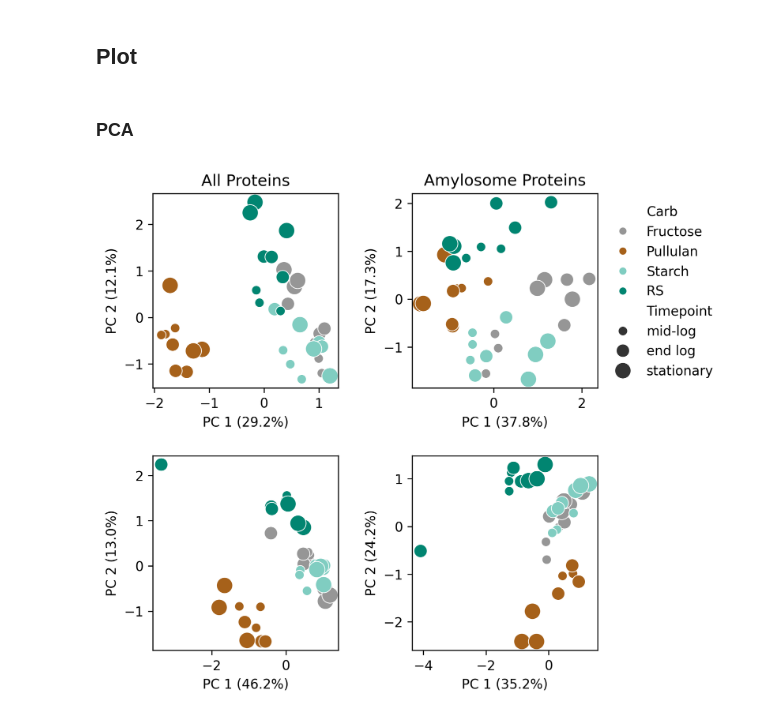
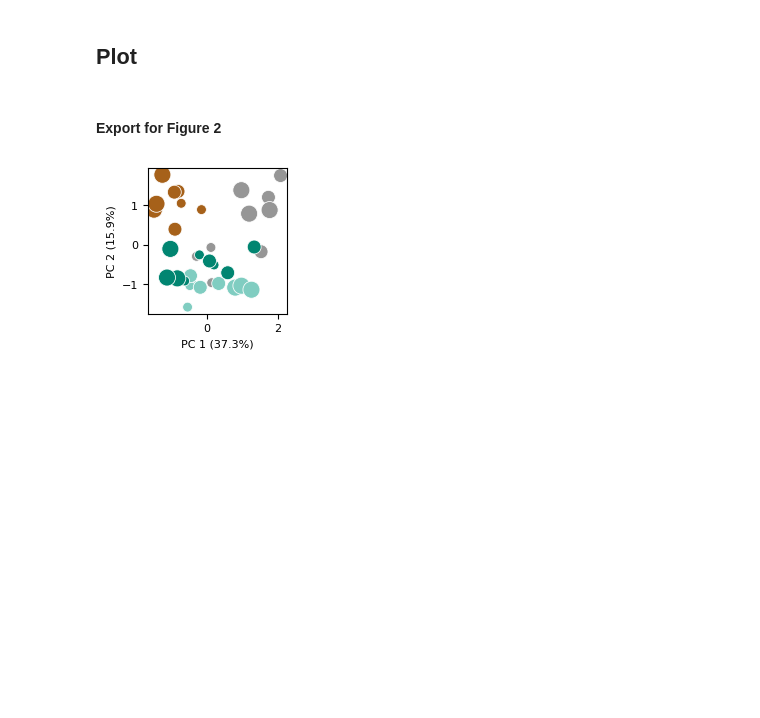
Before and after one commit to bwmr/ruminococcus_bromii, a Jupyter notebook: Proteomics_PCA.ipynb, the cells around one changed output. Drawn from its saved outputs; the diff is of its cells as text; code cells hidden in the pictures; blank space fills up the shorter version.

```diff
--- a/Proteomics_PCA.ipynb
+++ b/Proteomics_PCA.ipynb
@@ -317,43 +317,36 @@ carb_palette = {"Pullulan": "#a6611a",
                 "Starch": "#80cdc1",
                 "RS": "#018571",
                 }
-# %% [markdown]
-### PCA
-# %%
-figure, axis = plt.subplots(nrows= 2,
-                            ncols = 2,
-                            dpi=300,
-                            figsize=(7,6),
-                            sharex = False,
-                            sharey = False)
-
-for index, row in result_df.iterrows():
-
-    pos = (int(index/2), index%2)
-
-    sns.scatterplot(x = row["Coordinates"][:,0],
-                    y = row["Coordinates"][:,1],
-                    hue = row["Carb"],
-                    size = row["Time"],
-                    sizes = {'mid-log': 50,
-                            'end log': 100,
-                            'stationary': 150},
-                    palette = carb_palette,
-                    ax = axis[pos],
-                    legend = (pos == (0,1)),
-                    )
-
-    axis[pos].set_xlabel(f'PC 1 ({row["Explained_Variance_PC1"]*100:.1f}%)')
-    axis[pos].set_ylabel(f'PC 2 ({row["Explained_Variance_PC2"]*100:.1f}%)')
-
-axis[0,0].set_title("All Proteins")
-axis[0,1].set_title("Amylosome Proteins")
-
-sns.move_legend(axis[0,1],
-                'upper left',
-                bbox_to_anchor=(1,1),
-                frameon = False)
-
-figure.tight_layout(pad = 2)
-# %% [output]
-[figure, removed]
+# %% [markdown]
+#### Export for Figure 2
+# %%
+inch = 2.54 # one inch is 2.54 cm
+
+row = result_df.loc[result_df.Sample == "shaving_amylosome"].squeeze()
+
+fig, ax = plt.subplots(figsize=(5.3 / inch,
+                                5.3 / inch))
+
+sns.scatterplot(x = row["Coordinates"][:,0],
+                y = row["Coordinates"][:,1],
+                hue = row["Carb"],
+                size = row["Time"],
+                sizes = {'Mid-log.': 50,
+                            'End-log.': 100,
+                            'Late stat.': 150},
+                palette = carb_palette,
+                ax = ax,
+                legend = False)
+
+ax.set_xlabel(f'PC 1 ({row["Explained_Variance_PC1"]*100:.1f}%)',
+              fontsize = 8)
+ax.set_xticklabels(labels = ax.get_xticklabels(),
+                   fontsize = 8,)
+ax.set_ylabel(f'PC 2 ({row["Explained_Variance_PC2"]*100:.1f}%)',
+              fontsize = 8)
+ax.set_yticklabels(labels = ax.get_yticklabels(),
+                   fontsize = 8)
+
+fig.tight_layout(pad=1)
+# %% [output]
+[figure, added]
```
Also changed, not shown: parts of 14 cells of this notebook, 7 other files.
